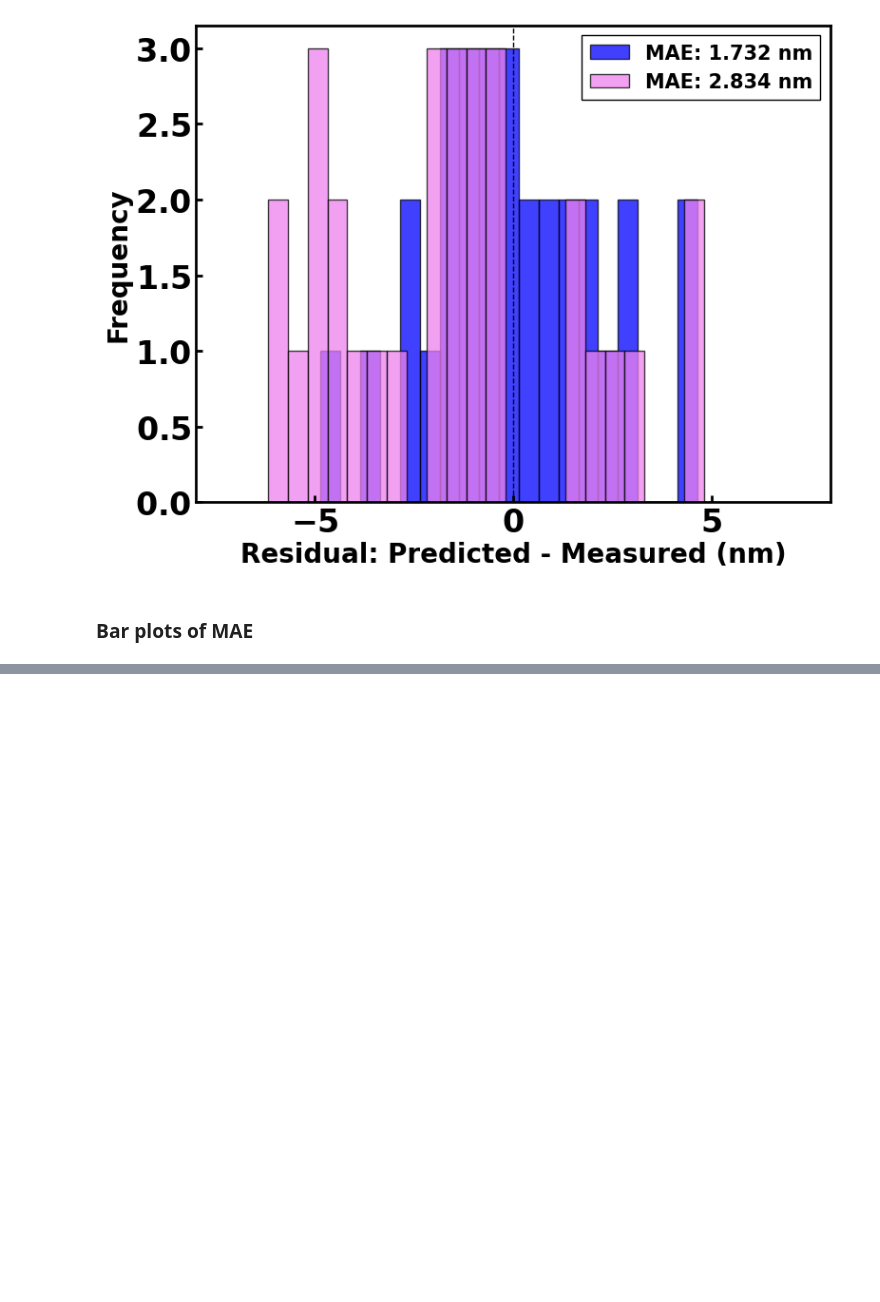
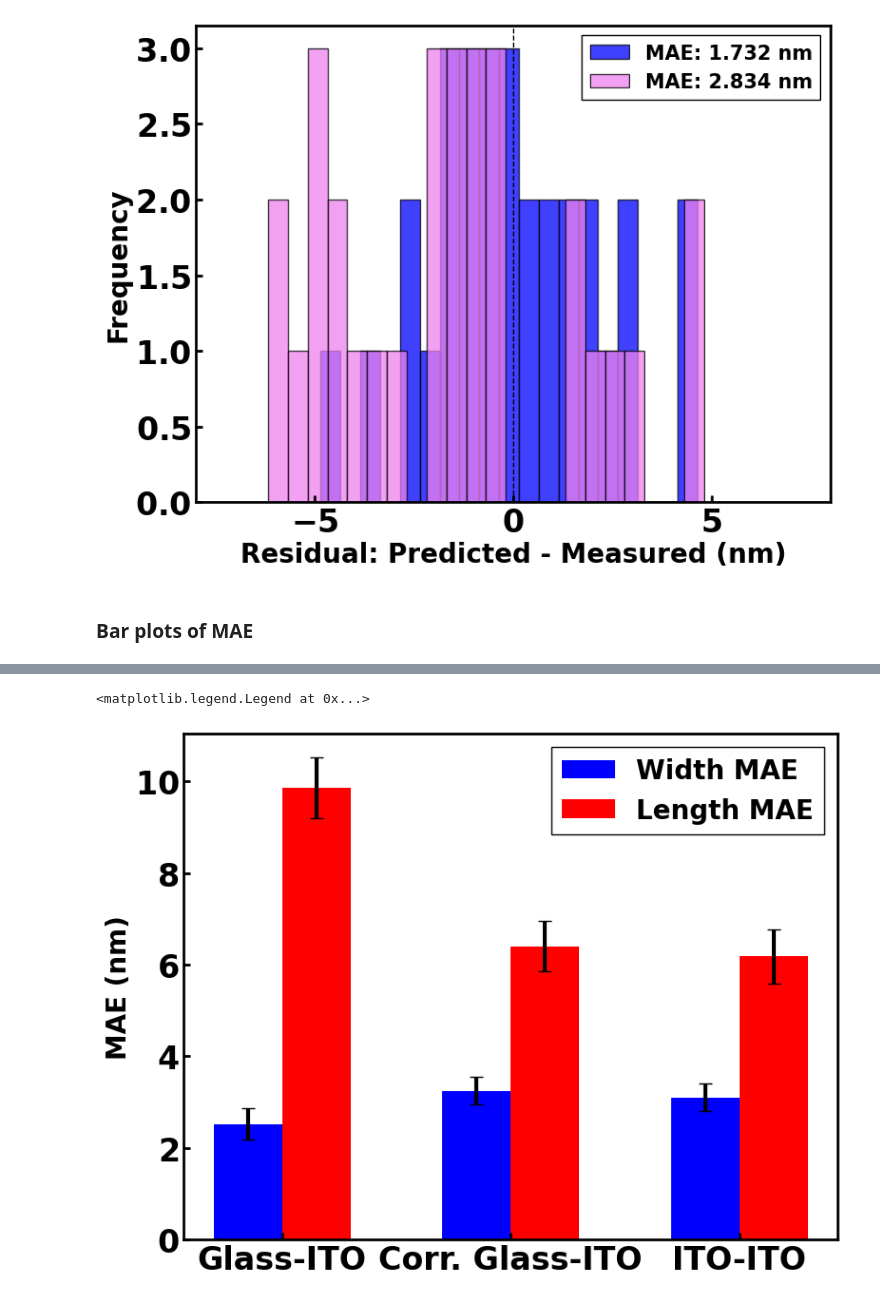
Before and after one commit to SWAN88/AuNR_DA, a Jupyter notebook: 090424_figure3_PG2.ipynb, the cells around one changed output, grey strips where cells are left out. Drawn from its saved outputs; the diff is of its cells as text; code cells hidden in the pictures; blank space fills up the shorter version.

```diff
--- a/090424_figure3_PG2.ipynb
+++ b/090424_figure3_PG2.ipynb
@@ -389,0 +450,7 @@ ax.legend(loc='upper right', fontsize=15)
+# %%
+ITO_nsub = 1.96
+ITO_Eres, ITO_Linewidth = numerical_method(ito_data, combined_data, target_nsub=ITO_nsub)
+
+X_glass['eres'] = ITO_Eres
+X_glass['linewidth'] = ITO_Linewidth
+# print(X_glass.head())
@@ -389,0 +580,52 @@ ax.legend(loc='upper right', fontsize=15)
+# %%
+fig, ax = plt.subplots()
+
+Width_MAE = (maew1_array.mean(), maew2_array.mean(), maew3_array.mean())
+Length_MAE = (mael1_array.mean(), mael2_array.mean(), mael3_array.mean())
+
+Width_MAE_errors = (maew1_array.std(), maew2_array.std(), maew3_array.std())
+Length_MAE_errors = (mael1_array.std(), mael2_array.std(), mael3_array.std())
+
+n_groups = 3
+index = np.arange(n_groups)
+bar_width = 0.3
+opacity = 1.0
+
+ax.bar(index - bar_width / 2, Width_MAE, bar_width, alpha=opacity, color='b', label='Width MAE', align='center',
+        yerr=Width_MAE_errors, capsize=5)  # Adding error bars for Width_MAE
+ax.bar(index + bar_width / 2, Length_MAE, bar_width, alpha=opacity, color='r', label='Length MAE', align='center',
+        yerr=Length_MAE_errors, capsize=5)  # Adding error bars for Length_MAE
+
+plt.xticks(index, ('Glass-ITO', 'Corr. Glass-ITO', 'ITO-ITO'))
+ax.set_ylabel('MAE (nm)')
+
+# ax1.set_yticks(np.arange(0.7, 1.0, 0.1))
+# ax1.set_ylim(0.7, 1.05)
+
+labels = ax.get_xticklabels()
+plt.legend(fontsize=20)
+
+
+# plt.setp(labels, rotation=-45, fontsize=30)
+# ax1.hlines(y=0.95, xmin=-0.5, xmax=6.5, color='b', linewidth=2, linestyle='dotted')
+# ax2.hlines(y=10, xmin=-0.5, xmax=6.5, color='r', linewidth=2, linestyle='dotted')
+# ax2.spines['left'].set_color('b')
+# ax2.spines['right'].set_color('r')
+# ax1.tick_params(axis='y', colors='b')
+# ax2.tick_params(axis='y', colors='r')
+# ax1.yaxis.label.set_color('b')
+# ax2.yaxis.label.set_color('r')
+
+# ax1.tick_params(labelbottom=False,
+#                labelleft=False,
+#                labelright=False,
+#                labeltop=False)
+# ax2.tick_params(labelbottom=False,
+#                labelleft=False,
+#                labelright=False,
+#                labeltop=False)
+
+#     ax2.set_ylabel('RMSE (nm)')
+# %% [output]
+<matplotlib.legend.Legend at 0x...>
+[figure, added]
```
Also changed, not shown: parts of 9 cells of this notebook.
